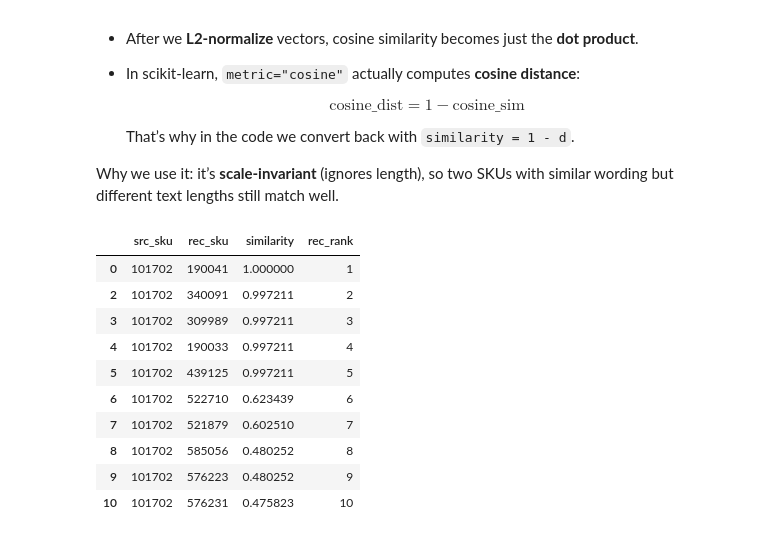
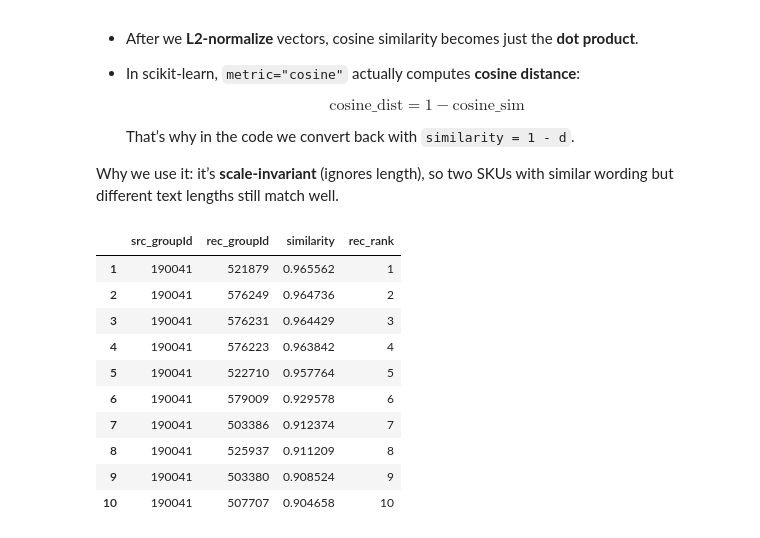
Before and after one commit to maria-lagerholm/itcm_recommendation_engine, a Jupyter notebook: notebooks/simillarity_search.ipynb, the cells around one changed output. Drawn from its saved outputs; the diff is of its cells as text; code cells hidden in the pictures.

```diff
--- a/notebooks/simillarity_search.ipynb
+++ b/notebooks/simillarity_search.ipynb
@@ -5,7 +5,7 @@ import pandas as pd
 
 art = pd.read_csv(
     "../data/processed/articles_clean.csv",
-    usecols=["sku", "name", "color", "name.1", "status", "audience", "category"],
+    usecols=["sku", "groupId", "name", "name.1", "status", "audience", "category"],
     dtype=str
 )
 prices = pd.read_csv(
@@ -127,6 +90,22 @@ fam2skus = (sku_family_map.groupby('sku_family')['sku']
-# %%
-# Deduplicate so only one row per sku_family remains, keeping the first occurrence
-art = art.drop_duplicates(subset=["sku_family"], keep="first").reset_index(drop=True)
+# %%
+# Deduplicate so only one row per groupId remains, keeping the one with the most information (fewest NA/unknown), and drop sku
+def info_score(row):
+    # Count number of non-missing, non-unknown fields (excluding sku and groupId)
+    fields = [col for col in art.columns if col not in ("sku", "groupId")]
+    score = 0
+    for col in fields:
+        val = row[col]
+        if pd.isna(val):
+            continue
+        sval = str(val).strip().lower()
+        if sval in {"", "unknown", "nan", "none"}:
+            continue
+        score += 1
+    return score
+
+art = art.assign(_info_score=art.apply(info_score, axis=1))
+art = art.sort_values("_info_score", ascending=False)
+art = art.drop_duplicates(subset=["groupId"], keep="first").drop(columns=["_info_score", "sku"]).reset_index(drop=True)
 # %%
 art
 # %% [output]
@@ -232,6 +190,6 @@ tfidf = TfidfVectorizer(
     # dtype=np.float32,   # optional memory saver
     token_pattern=r'(?u)\b\w+\b'
 )
-X_tfidf = tfidf.fit_transform(sku_df["text"])
+X_tfidf = tfidf.fit_transform(group_df["text"])
 X_tfidf.shape
 # %% [output]
@@ -280,48 +238,48 @@ Why we use it: it’s **scale-invariant** (ignores length), so two SKUs with sim
 # %%
 from sklearn.neighbors import NearestNeighbors
 import numpy as np
 
-POOL = min(11, len(sku_df))
+POOL = min(11, len(group_df))
 nn = NearestNeighbors(metric="cosine", n_neighbors=POOL).fit(X_emb)
 dists, idxs = nn.kneighbors(X_emb)
 
-sku_arr = sku_df["sku_family"].values
+groupid_arr = group_df["groupId"].values
 
 # Build all recommendations, then filter out self-recommendations
-src_skus = np.repeat(sku_arr, POOL)
-rec_skus = sku_arr[idxs.ravel()]
+src_groupids = np.repeat(groupid_arr, POOL)
+rec_groupids = groupid_arr[idxs.ravel()]
 similarities = 1 - dists.ravel()
 
 recs = pd.DataFrame({
-    "src_sku": src_skus,
-    "rec_sku": rec_skus,
+    "src_groupId": src_groupids,
+    "rec_groupId": rec_groupids,
     "similarity": similarities
 })
 
 # Remove self-recommendations
-recs = recs[recs["src_sku"] != recs["rec_sku"]].copy()
+recs = recs[recs["src_groupId"] != recs["rec_groupId"]].copy()
 
-# For each src_sku, keep only the top POOL-1 recommendations (in case of ties or accidental duplicates)
+# For each src_groupId, keep only the top POOL-1 recommendations (in case of ties or accidental duplicates)
 recs["rec_rank"] = (
-    recs.groupby("src_sku")["similarity"]
+    recs.groupby("src_groupId")["similarity"]
     .rank(method="first", ascending=False)
     .astype(int)
 )
 recs = recs[recs["rec_rank"] <= POOL-1]
 
 recs.head(10)
 # %% [output]
-|  | src_sku | rec_sku | similarity | rec_rank |
-| 0 | 101702 | 190041 | 1.000000 | 1 |
-| 2 | 101702 | 340091 | 0.997211 | 2 |
-| 3 | 101702 | 309989 | 0.997211 | 3 |
-| 4 | 101702 | 190033 | 0.997211 | 4 |
-| 5 | 101702 | 439125 | 0.997211 | 5 |
-| 6 | 101702 | 522710 | 0.623439 | 6 |
-| 7 | 101702 | 521879 | 0.602510 | 7 |
-| 8 | 101702 | 585056 | 0.480252 | 8 |
-| 9 | 101702 | 576223 | 0.480252 | 9 |
-| 10 | 101702 | 576231 | 0.475823 | 10 |
+|  | src_groupId | rec_groupId | similarity | rec_rank |
+| 1 | 190041 | 521879 | 0.965562 | 1 |
+| 2 | 190041 | 576249 | 0.964736 | 2 |
+| 3 | 190041 | 576231 | 0.964429 | 3 |
+| 4 | 190041 | 576223 | 0.963842 | 4 |
+| 5 | 190041 | 522710 | 0.957764 | 5 |
+| 6 | 190041 | 579009 | 0.929578 | 6 |
+| 7 | 190041 | 503386 | 0.912374 | 7 |
+| 8 | 190041 | 525937 | 0.911209 | 8 |
+| 9 | 190041 | 503380 | 0.908524 | 9 |
+| 10 | 190041 | 507707 | 0.904658 | 10 |
 # %%
 recs.sample(15, random_state=42)
 # %% [output]
```
Also changed, not shown: parts of 24 cells of this notebook, 4 other files.
